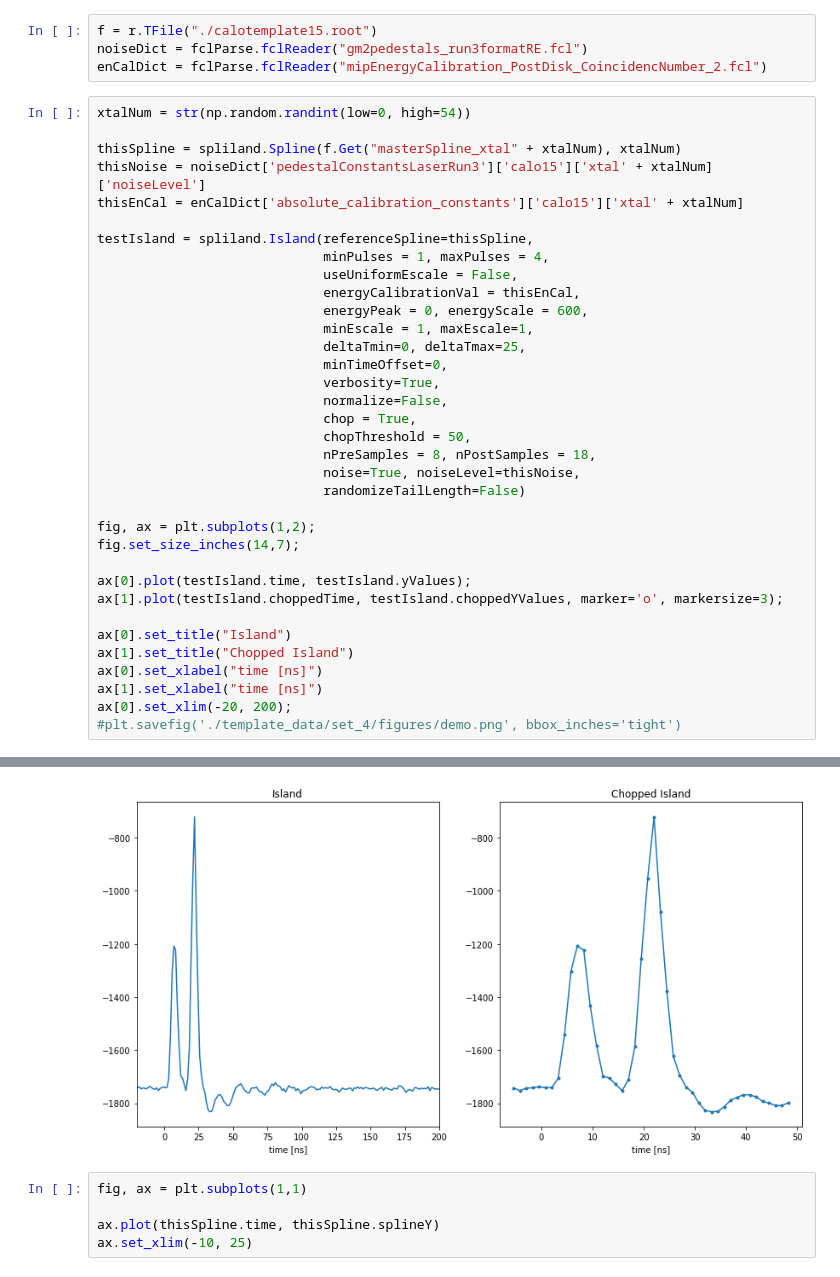
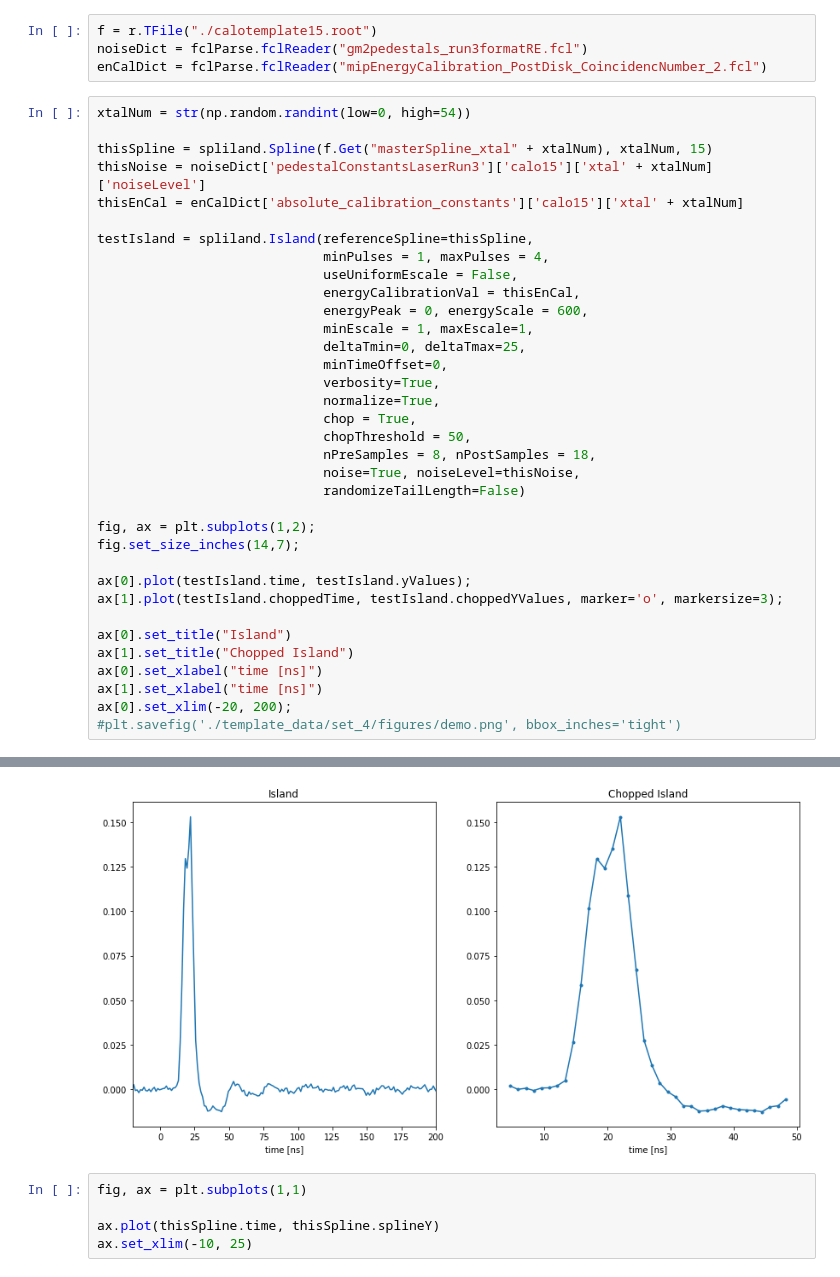
Before and after one commit to Lars314/gm2, a Jupyter notebook: pileup_ml/island_object_test.ipynb, the cells around one changed output, grey strips where cells are left out. Cells and saved outputs as stored; diff of their text form.

```diff
--- a/pileup_ml/island_object_test.ipynb
+++ b/pileup_ml/island_object_test.ipynb
@@ -25,7 +25,7 @@ enCalDict = fclParse.fclReader("mipEnergyCalibration_PostDisk_CoincidencNumber_2
 # %%
 xtalNum = str(np.random.randint(low=0, high=54))
 
-thisSpline = spliland.Spline(f.Get("masterSpline_xtal" + xtalNum), xtalNum)
+thisSpline = spliland.Spline(f.Get("masterSpline_xtal" + xtalNum), xtalNum, 15)
 thisNoise = noiseDict['pedestalConstantsLaserRun3']['calo15']['xtal' + xtalNum]['noiseLevel']
 thisEnCal = enCalDict['absolute_calibration_constants']['calo15']['xtal' + xtalNum]
 
@@ -38,7 +38,7 @@ testIsland = spliland.Island(referenceSpline=thisSpline,
                              deltaTmin=0, deltaTmax=25,
                              minTimeOffset=0,
                              verbosity=True,
-                             normalize=False,
+                             normalize=True,
                              chop = True,
                              chopThreshold = 50,
                              nPreSamples = 8, nPostSamples = 18,
@@ -73,4 +72,4 @@ Pulse integral: 6617.15
-[figure, old version]
+[figure, new version]
 # %%
 fig, ax = plt.subplots(1,1)
 
```
Also changed, not shown: parts of 1 cell of this notebook, 7 other files.
